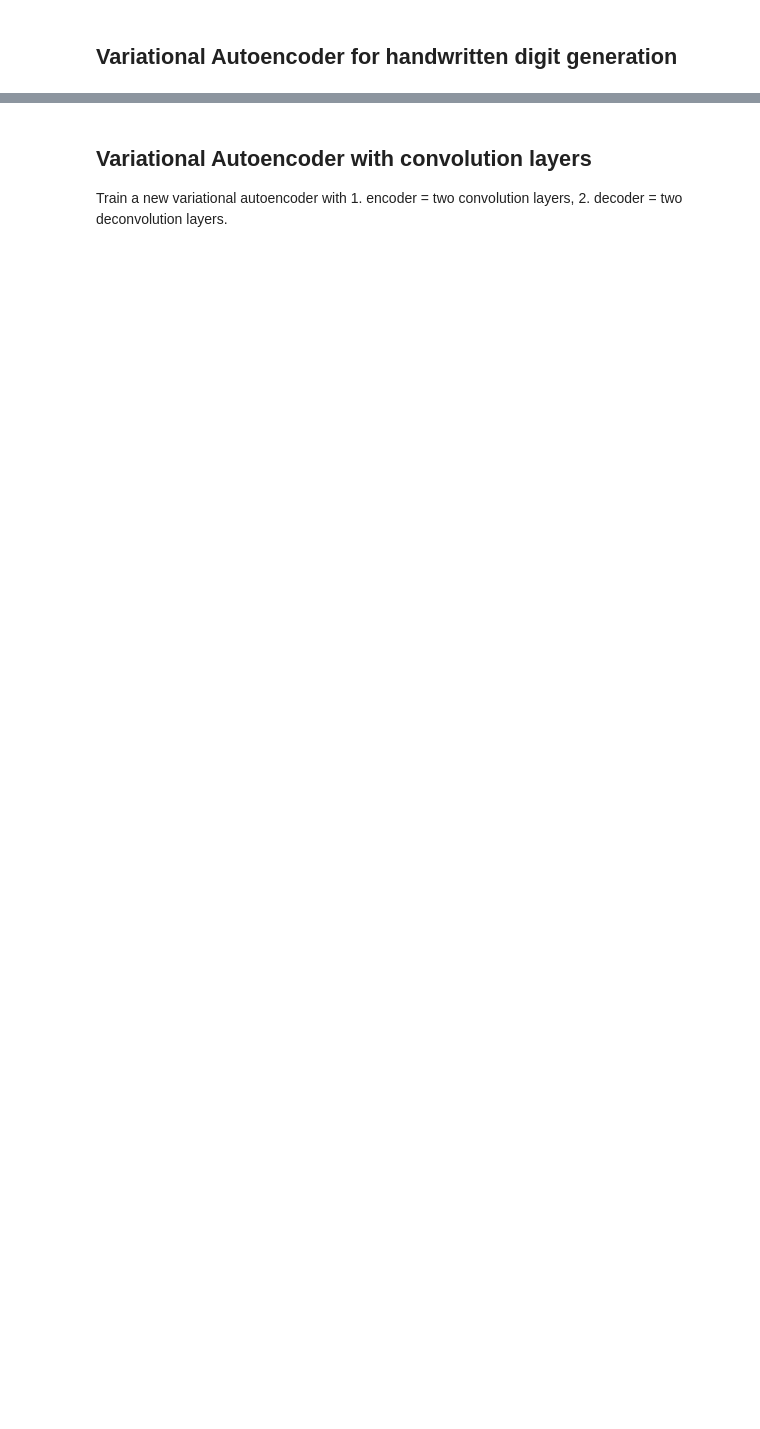
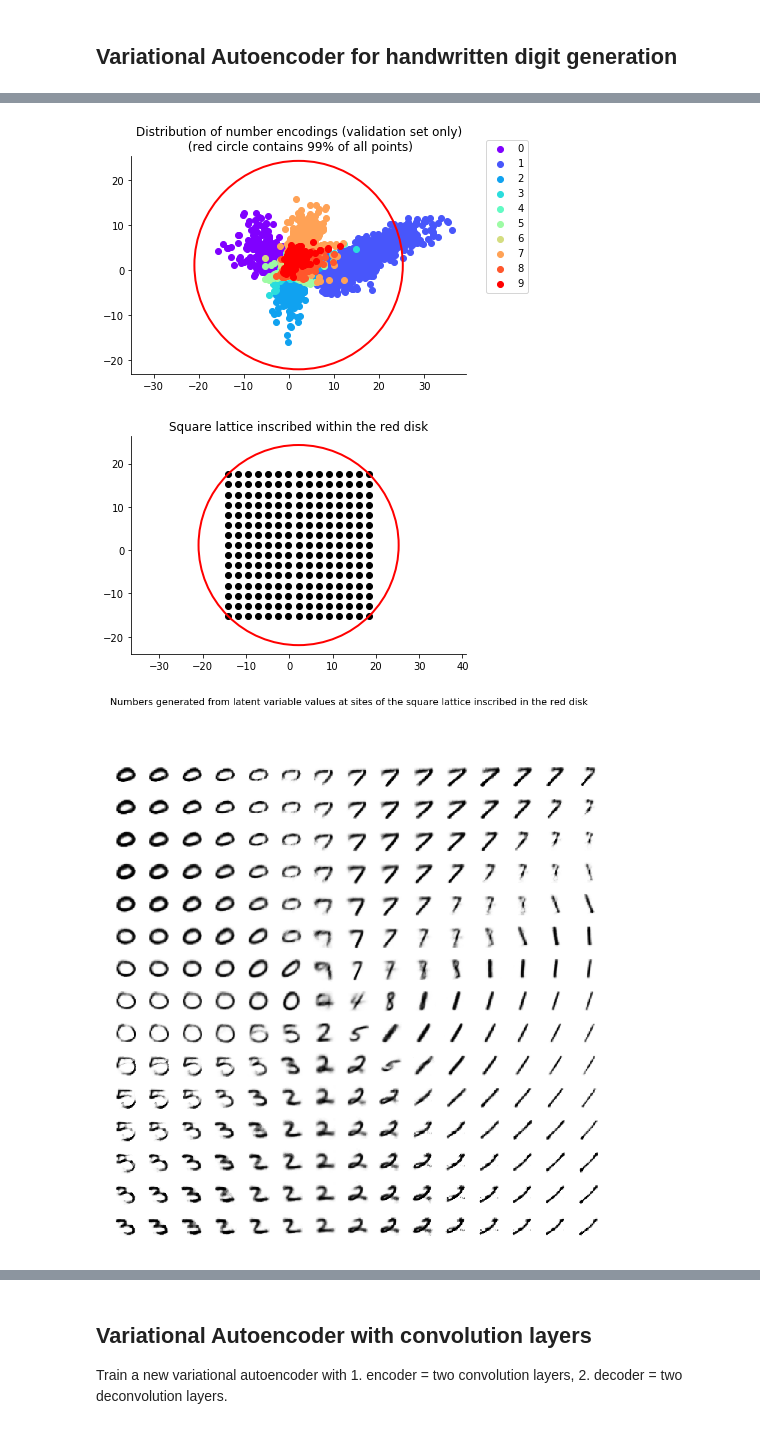
Before and after one commit to compthree/variational-autoencoder, a Jupyter notebook: vae_mnist.ipynb, the cells around one changed output, grey strips where cells are left out. Saved outputs shown, nothing was run; the diff lists cells and outputs as text; code cells hidden in the pictures; blank space fills up the shorter version.

```diff
--- a/vae_mnist.ipynb
+++ b/vae_mnist.ipynb
@@ -28,0 +240,27 @@ Data shape: (50040, 28, 28, 1)
+# %%
+# Train a new fully connected model:
+
+encoder_list = [{'layer_type': 'reshape'},
+                {'layer_type': 'full_cn', 'output_shape': [500], 'activation': 'relu'},
+                {'layer_type': 'full_cn', 'output_shape': [250], 'activation': 'relu'},
+                {'layer_type': 'full_cn', 'output_shape': [2]}]
+
+decoder_list = [{'layer_type': 'full_cn', 'output_shape': [250], 'activation': 'relu'},
+                {'layer_type': 'full_cn', 'output_shape': [500], 'activation': 'relu'},
+                {'layer_type': 'full_cn', 'output_shape': [int(np.prod(INPUTS_SHAPE_LIST))], 'activation': 'sigmoid'},
+                {'layer_type': 'reshape', 'output_shape': INPUTS_SHAPE_LIST}]
+
+model_details_dict = {'encoder_list': encoder_list,
+                      'decoder_list': decoder_list,
+                      'inputs_shape_list': INPUTS_SHAPE_LIST,
+                      'project_name': PROJECT_NAME,
+                      'model_name': DEFAULT_MODEL_NAME,
+                      'is_variational': False}
+
+with VariationalAutoencoder(model_details_dict) as VAE:
+
+    model_name_1 = VAE.model_name
+
+    print('Training model {} of project {}.'.format(VAE.model_name, VAE.project_name))
+
+    VAE.train_model(TRAIN_DATA_DICT['inputs'], num_training_epochs = 40)
@@ -29 +290,18 @@ Data shape: (50040, 28, 28, 1)
+# %%
+model_details_dict = {'model_name': model_name_1,
+                      'project_name': PROJECT_NAME}
+
+with VariationalAutoencoder(model_details_dict) as VAE:
+
+#   Plot the encoded validation datapoints, colored by number (the red circle encloses 99% of all points):
+    title = 'Distribution of number encodings (validation set only)\n (red circle contains 99% of all points)'
+    center, radius = plot_encoded_validation_data(VAE, title)
+
+#   Generate new numbers from the NUM_SUBPLOTS x NUM_SUBPLOTS square lattice inscribed into the red circle:
+    title = 'Numbers generated from latent variable values at sites of the square lattice inscribed in the red disk'
+    generate_numbers_from_inscribed_square(VAE, title, center, radius)
+# %% [output]
+[figure, added]
+[figure, added]
+[figure, added]
 # %% [markdown]
```
Also changed, not shown: parts of 26 cells of this notebook, 15 other files.
